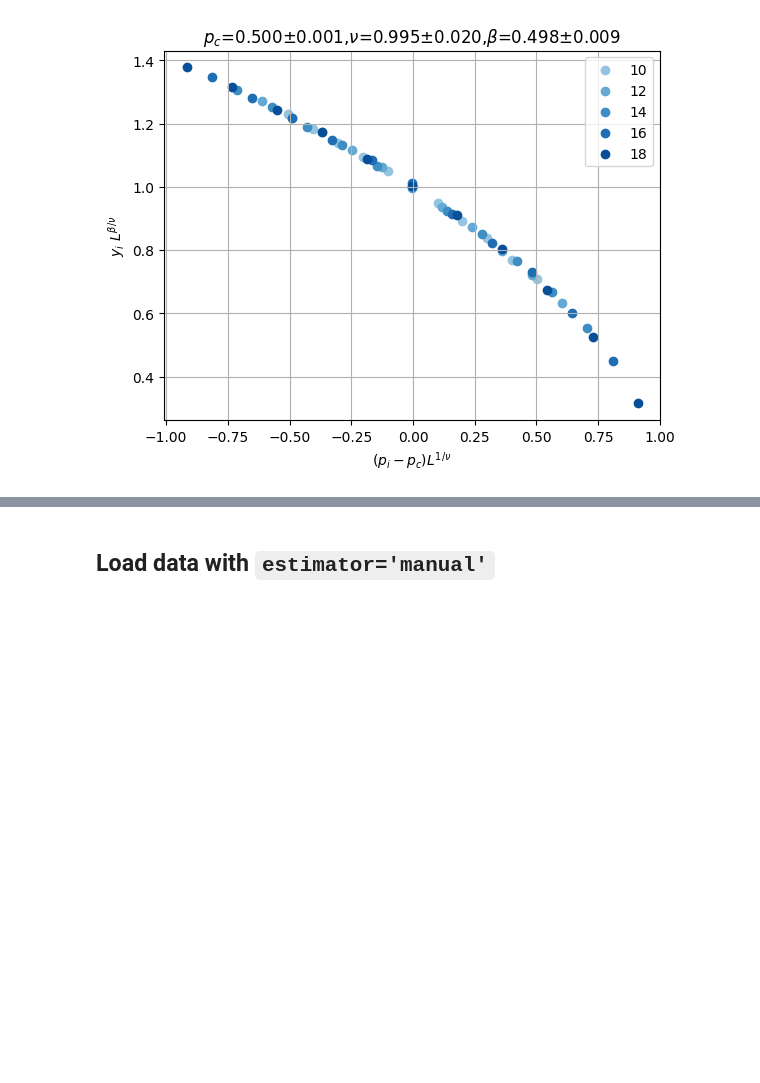
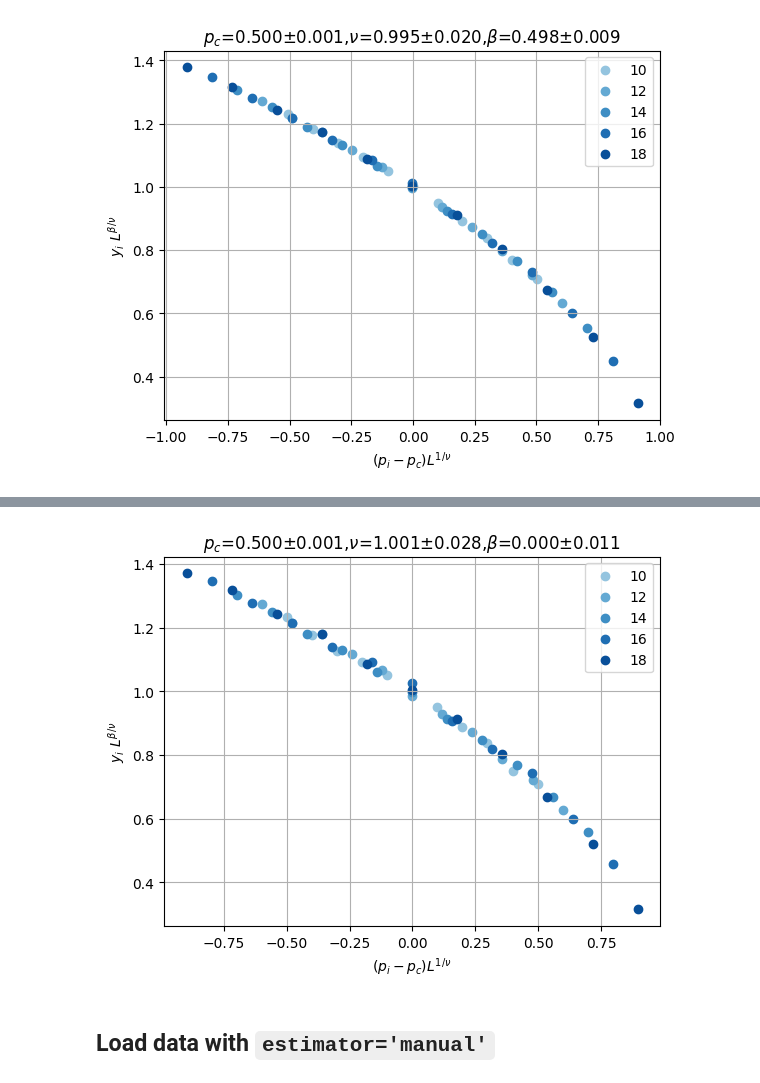
Before and after one commit to hainingpan/FSS, a Jupyter notebook: example.ipynb, the cells around one changed output, grey strips where cells are left out. Saved outputs shown, nothing was run; the diff lists cells and outputs as text; code cells hidden in the pictures; blank space fills up the shorter version.

```diff
--- a/example.ipynb
+++ b/example.ipynb
@@ -84,3 +142,7 @@ dc.plot_data_collapse()
+# %%
+dc.plot_data_collapse()
+# %% [output]
+[figure, added]
 # %% [markdown]
 ## Load data with `estimator='manual'`
 # %%
```
Also changed, not shown: parts of 8 cells of this notebook, 4 other files.
